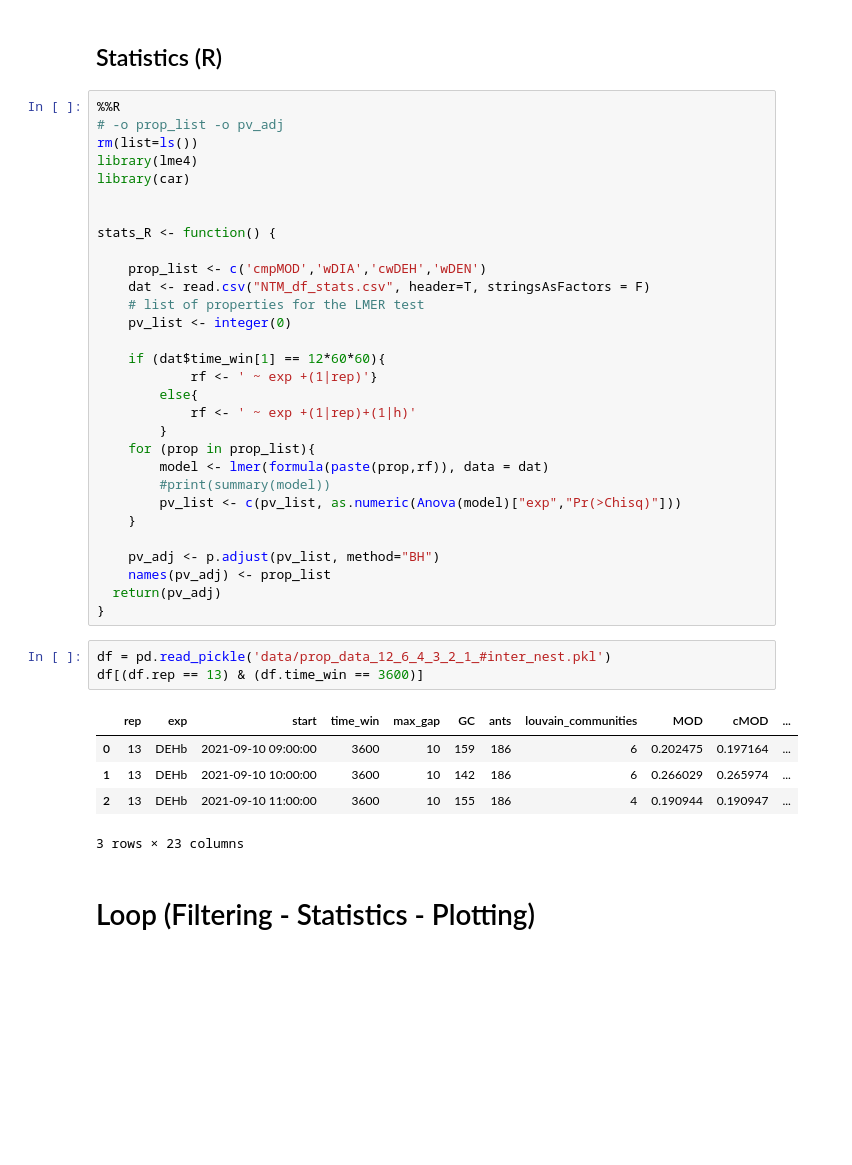
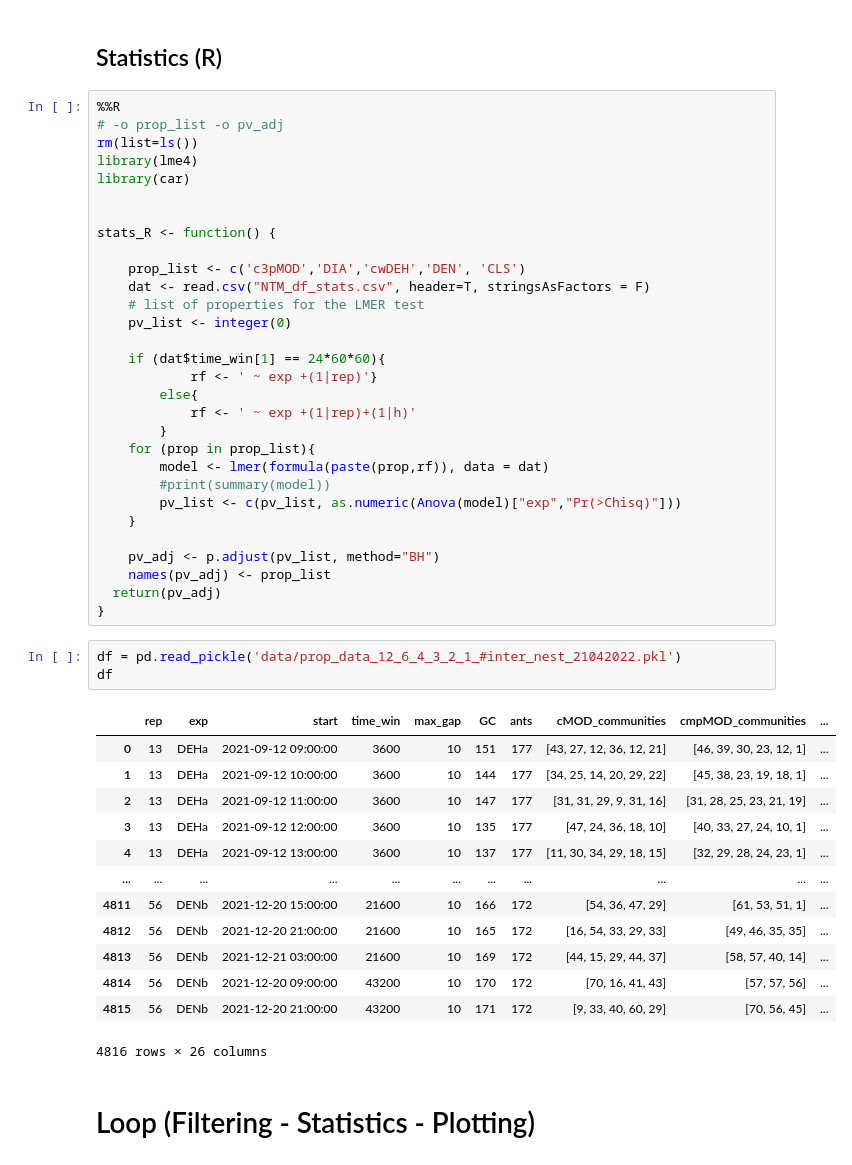
Before and after one commit to EnricoGavagnin/nest_topology_analysis, a Jupyter notebook: NTM_df_prop_processing.ipynb, the cells around one changed output. Saved outputs shown, nothing was run; the diff lists cells and outputs as text; blank space fills up the shorter version.

```diff
--- a/NTM_df_prop_processing.ipynb
+++ b/NTM_df_prop_processing.ipynb
@@ -35,12 +29,12 @@ library(car)
 
 stats_R <- function() {
 
-    prop_list <- c('cmpMOD','wDIA','cwDEH','wDEN')
+    prop_list <- c('c3pMOD','DIA','cwDEH','DEN', 'CLS')
     dat <- read.csv("NTM_df_stats.csv", header=T, stringsAsFactors = F)
     # list of properties for the LMER test
     pv_list <- integer(0)
 
-    if (dat$time_win[1] == 12*60*60){
+    if (dat$time_win[1] == 24*60*60){
             rf <- ' ~ exp +(1|rep)'}
         else{
             rf <- ' ~ exp +(1|rep)+(1|h)'
@@ -56,14 +50,22 @@ stats_R <- function() {
   return(pv_adj)
 }
 # %%
-df = pd.read_pickle('data/prop_data_12_6_4_3_2_1_#inter_nest.pkl')
-df[(df.rep == 13) & (df.time_win == 3600)]
+df = pd.read_pickle('data/prop_data_12_6_4_3_2_1_#inter_nest_21042022.pkl')
+df
 # %% [output]
-|  | rep | exp | start | time_win | max_gap | GC | ants | louvain_communities | MOD | cMOD | ... |
-| 0 | 13 | DEHb | 2021-09-10 09:00:00 | 3600 | 10 | 159 | 186 | 6 | 0.202475 | 0.197164 | ... |
-| 1 | 13 | DEHb | 2021-09-10 10:00:00 | 3600 | 10 | 142 | 186 | 6 | 0.266029 | 0.265974 | ... |
-| 2 | 13 | DEHb | 2021-09-10 11:00:00 | 3600 | 10 | 155 | 186 | 4 | 0.190944 | 0.190947 | ... |
+|  | rep | exp | start | time_win | max_gap | GC | ants | cMOD_communities | cmpMOD_communities | ... |
+| 0 | 13 | DEHa | 2021-09-12 09:00:00 | 3600 | 10 | 151 | 177 | [43, 27, 12, 36, 12, 21] | [46, 39, 30, 23, 12, 1] | ... |
+| 1 | 13 | DEHa | 2021-09-12 10:00:00 | 3600 | 10 | 144 | 177 | [34, 25, 14, 20, 29, 22] | [45, 38, 23, 19, 18, 1] | ... |
+| 2 | 13 | DEHa | 2021-09-12 11:00:00 | 3600 | 10 | 147 | 177 | [31, 31, 29, 9, 31, 16] | [31, 28, 25, 23, 21, 19] | ... |
+| 3 | 13 | DEHa | 2021-09-12 12:00:00 | 3600 | 10 | 135 | 177 | [47, 24, 36, 18, 10] | [40, 33, 27, 24, 10, 1] | ... |
+| 4 | 13 | DEHa | 2021-09-12 13:00:00 | 3600 | 10 | 137 | 177 | [11, 30, 34, 29, 18, 15] | [32, 29, 28, 24, 23, 1] | ... |
+| ... | ... | ... | ... | ... | ... | ... | ... | ... | ... | ... |
+| 4811 | 56 | DENb | 2021-12-20 15:00:00 | 21600 | 10 | 166 | 172 | [54, 36, 47, 29] | [61, 53, 51, 1] | ... |
+| 4812 | 56 | DENb | 2021-12-20 21:00:00 | 21600 | 10 | 165 | 172 | [16, 54, 33, 29, 33] | [49, 46, 35, 35] | ... |
+| 4813 | 56 | DENb | 2021-12-21 03:00:00 | 21600 | 10 | 169 | 172 | [44, 15, 29, 44, 37] | [58, 57, 40, 14] | ... |
+| 4814 | 56 | DENb | 2021-12-20 09:00:00 | 43200 | 10 | 170 | 172 | [70, 16, 41, 43] | [57, 57, 56] | ... |
+| 4815 | 56 | DENb | 2021-12-20 21:00:00 | 43200 | 10 | 171 | 172 | [9, 33, 40, 60, 29] | [70, 56, 45] | ... |
-3 rows × 23 columns
+4816 rows × 26 columns
 # %% [markdown]
 # Loop (Filtering - Statistics - Plotting)
 # %%
```
Also changed, not shown: parts of 2 cells of this notebook, 33 other files.
